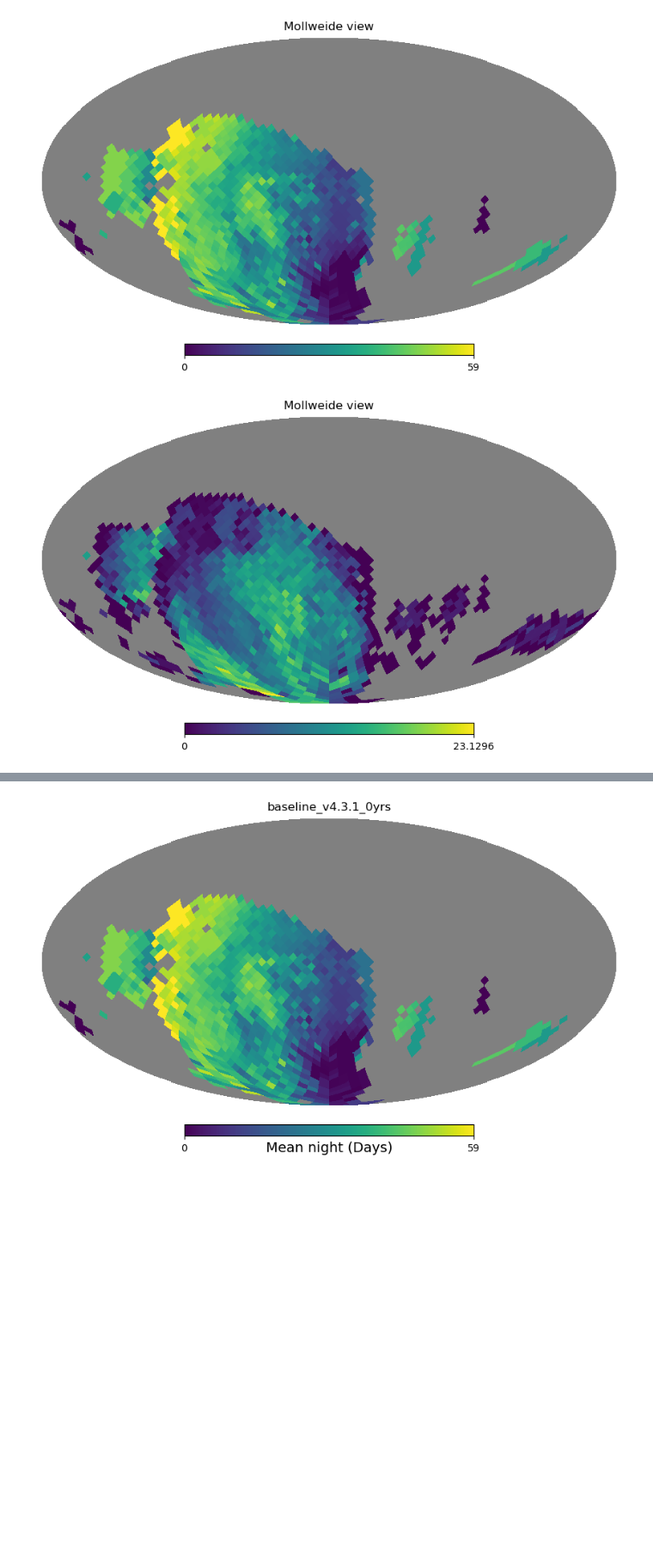
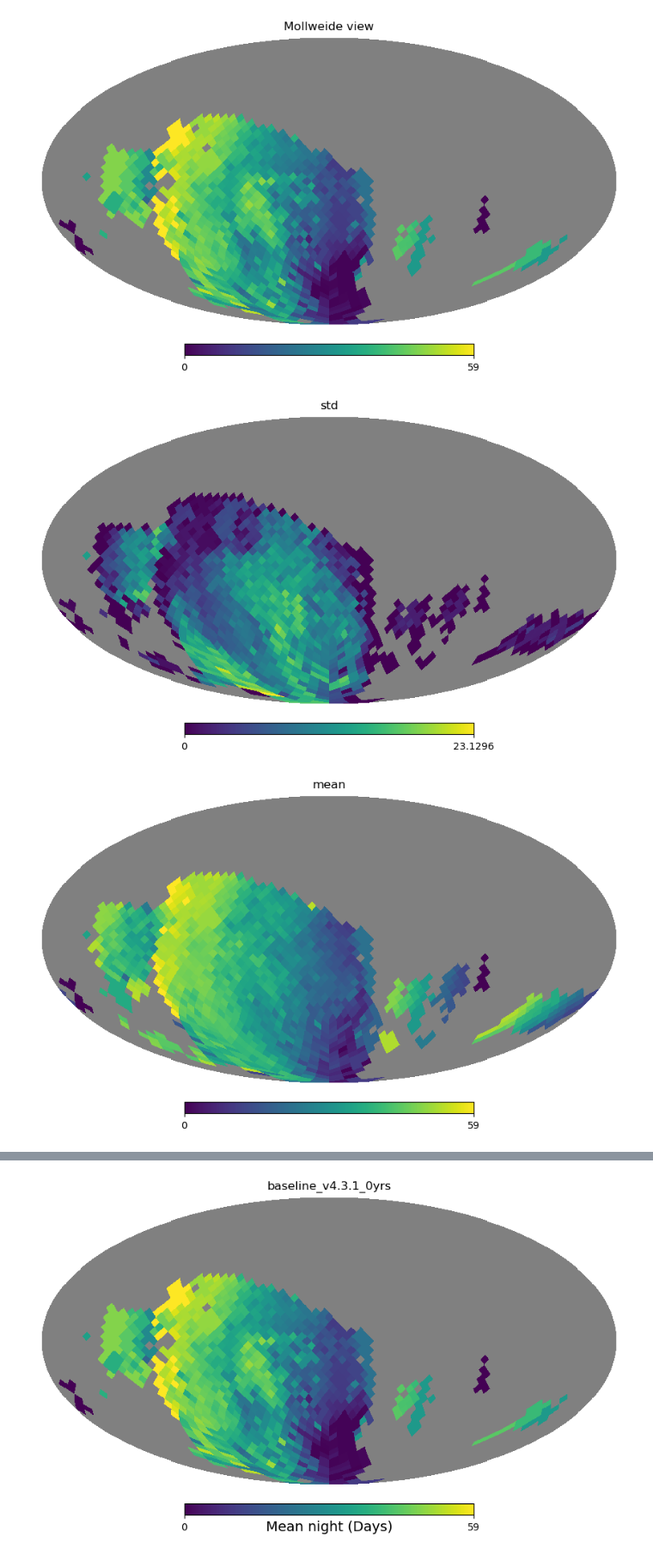
Before and after one commit to yoachim/25_scratch, a Jupyter notebook: maf_simple/simple_maf.ipynb, the cells around one changed output, grey strips where cells are left out. Shown at 86% size. Drawn from its saved outputs; the diff is of its cells as text; code cells hidden in the pictures; blank space fills up the shorter version.

```diff
--- a/maf_simple/simple_maf.ipynb
+++ b/maf_simple/simple_maf.ipynb
@@ -39,4 +40,9 @@ result = sl(df, FancyMetric())
 # %%
-hp.mollview(result["std"])
+# A metric that returns multiple values ast each healpix,
+# e.g., N SN and z lim, or detection and classification
+fancy_result = sl(df, FancyMetric())
+hp.mollview(fancy_result["std"], title="std")
+hp.mollview(fancy_result["mean"], title="mean")
 # %% [output]
-[figure, old version]
+[figure, new version]
+[figure, added]
```
Also changed, not shown: parts of 18 cells of this notebook, 1 other file.
